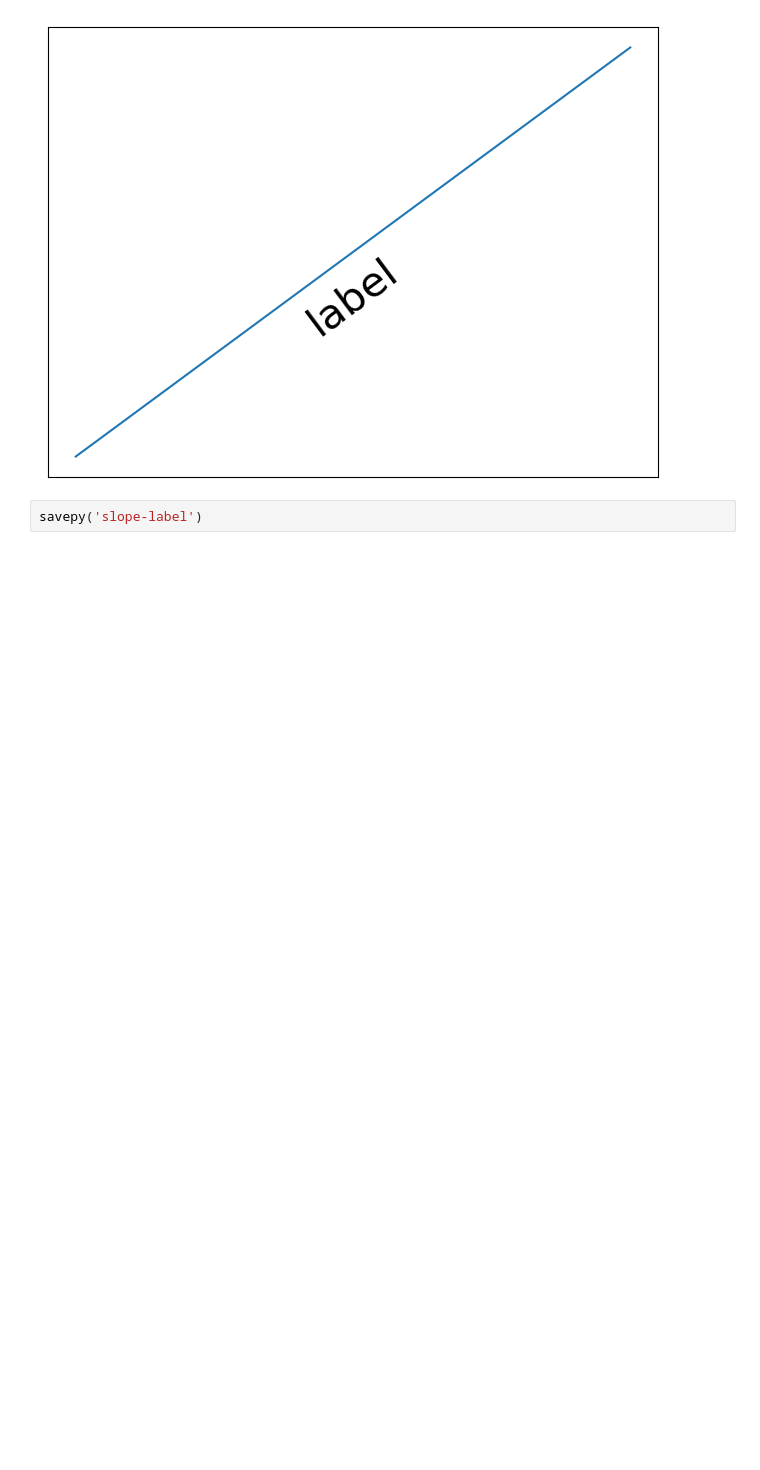
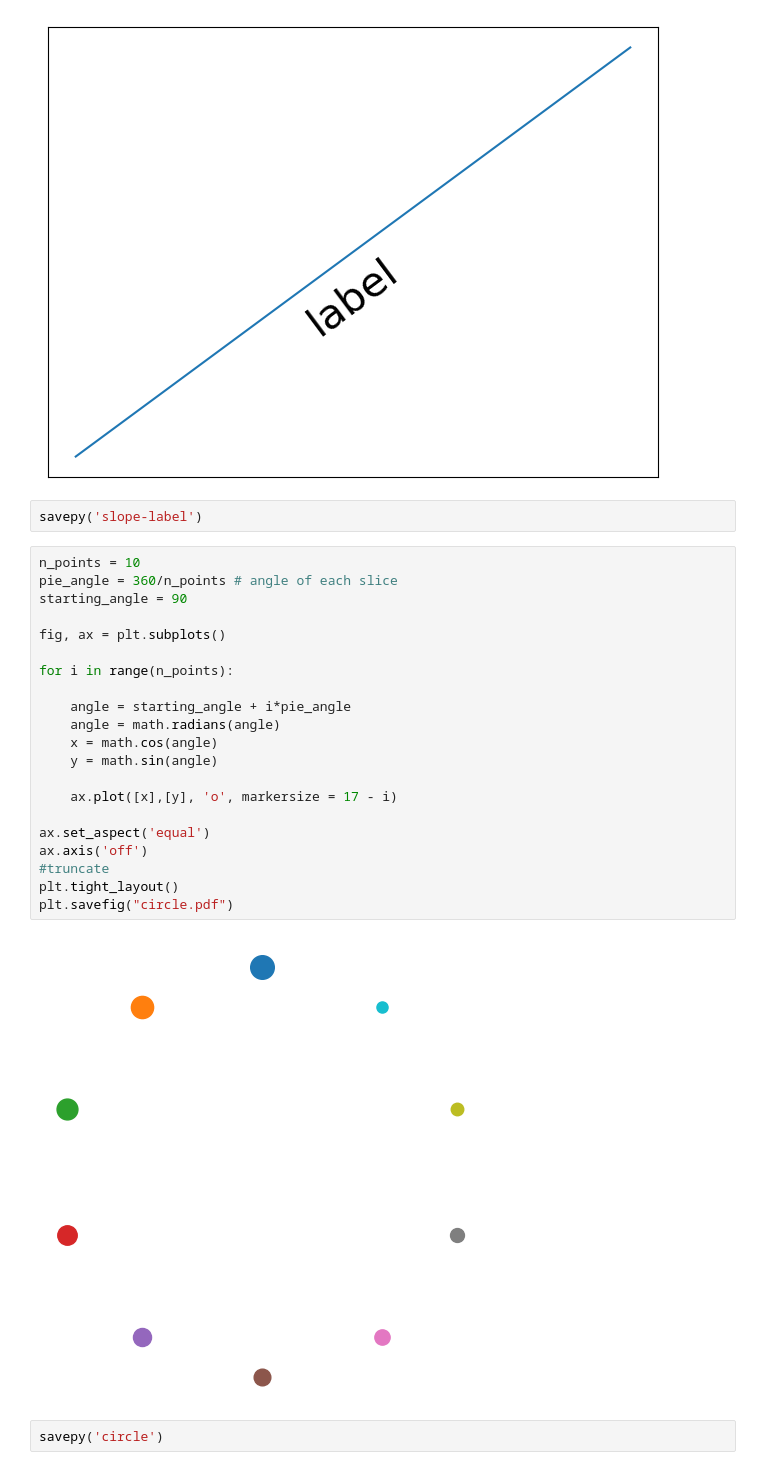
Before and after one commit to alexanderthclark/Matplotlib-for-Storytellers, a Jupyter notebook: python/Math-Interlude-Figure-Dev.ipynb, the cells around one changed output. Saved outputs shown, nothing was run; the diff lists cells and outputs as text; blank space fills up the shorter version.

Commit message:
math interlude

```diff
--- a/python/Math-Interlude-Figure-Dev.ipynb
+++ b/python/Math-Interlude-Figure-Dev.ipynb
@@ -368,3 +366,28 @@ plt.savefig("slope-label.pdf")
 [figure]
 # %%
 savepy('slope-label')
+# %%
+n_points = 10
+pie_angle = 360/n_points # angle of each slice
+starting_angle = 90
+
+fig, ax = plt.subplots()
+
+for i in range(n_points):
+
+    angle = starting_angle + i*pie_angle
+    angle = math.radians(angle)
+    x = math.cos(angle)
+    y = math.sin(angle)
+
+    ax.plot([x],[y], 'o', markersize = 17 - i)
+
+ax.set_aspect('equal')
+ax.axis('off')
+#truncate
+plt.tight_layout()
+plt.savefig("circle.pdf")
+# %% [output]
+[figure, added]
+# %%
+savepy('circle')
```
Also changed, not shown: parts of 13 cells of this notebook, 34 other files.
